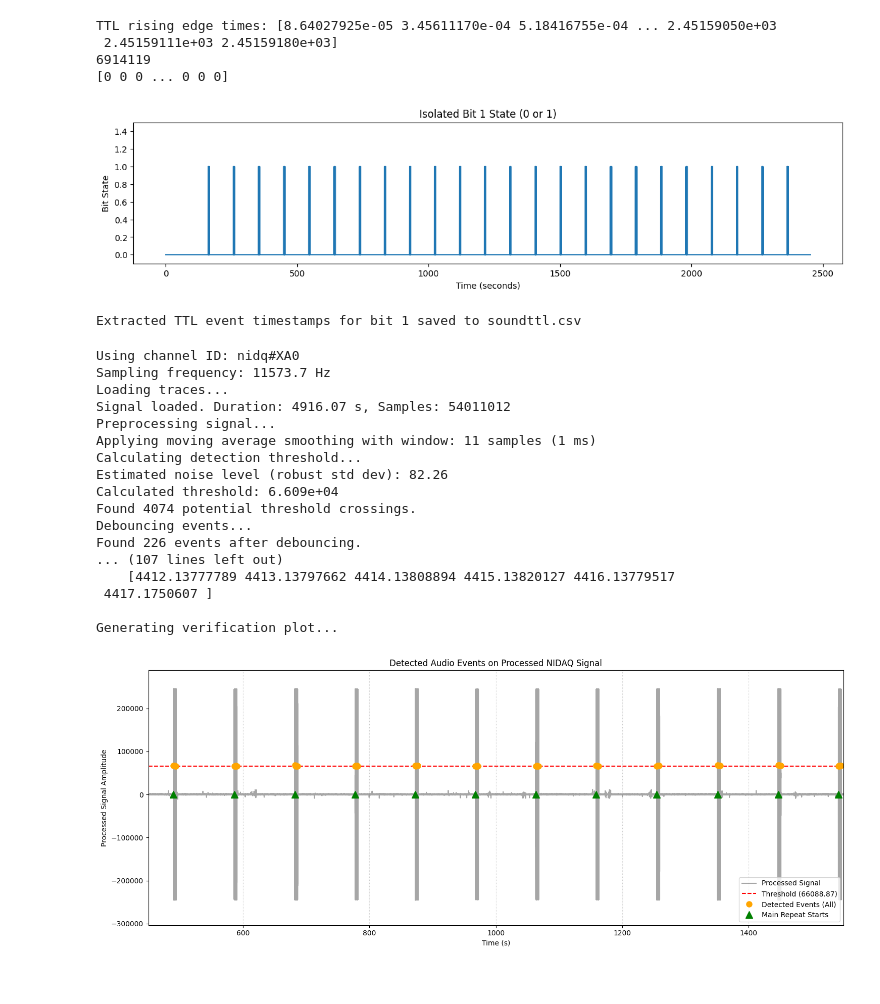
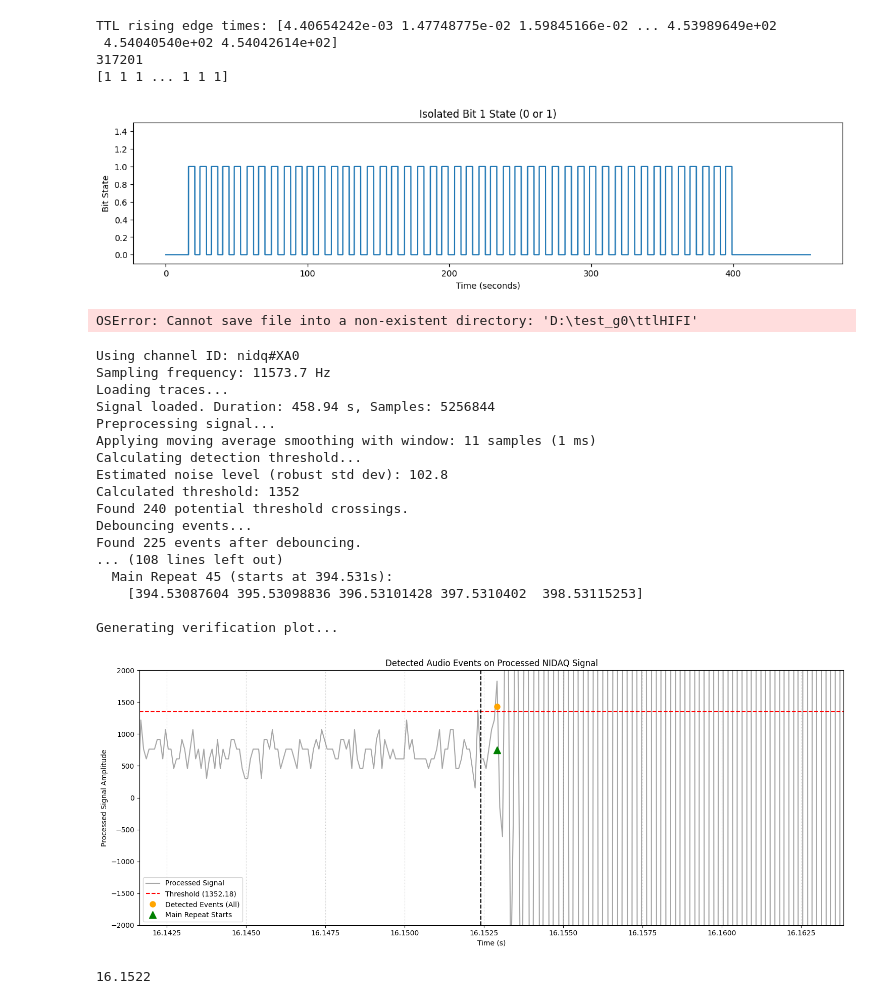
Before and after one commit to FlorianFrei/Phd_Letzkus, a Jupyter notebook: TTL_timing.ipynb, the cells around one changed output. Cells and saved outputs as stored; diff of their text form; code cells hidden in the pictures.

```diff
--- a/TTL_timing.ipynb
+++ b/TTL_timing.ipynb
@@ -9,7 +9,10 @@ import pandas as pd
 
 
 
-basefolder="D:/3556-17/3556-17_recall_g0"
+basefolder=r"D:\3198-51_g1"
+base_path = Path(basefolder)
+
+
 
 
 event =  si.read_spikeglx(basefolder, stream_id='nidq', load_sync_channel=False)
@@ -234,20 +240,20 @@ def extract_ttl_from_bit(digital_word, bit, sampling_rate, min_gap_s=5.0):
 
 
 bits_to_extract = [1]
-extract_and_save_ttl_events(event , bits_to_extract, "D:/3556-17/3556-17_recall_g0/Meta/")
+extract_and_save_ttl_events(event , bits_to_extract, base_path / 'ttlHIFI')
 # %% [output]
-TTL rising edge times: [8.64027925e-05 3.45611170e-04 5.18416755e-04 ... 2.45159050e+03
- 2.45159111e+03 2.45159180e+03]
-6914119
-[0 0 0 ... 0 0 0]
+TTL rising edge times: [4.40654242e-03 1.47748775e-02 1.59845166e-02 ... 4.53989649e+02
+ 4.54040540e+02 4.54042614e+02]
+317201
+[1 1 1 ... 1 1 1]
-[figure, old version]
+[figure, new version]
-Extracted TTL event timestamps for bit 1 saved to soundttl.csv
+OSError: Cannot save file into a non-existent directory: 'D:\test_g0\ttlHIFI'
 # %%
 import spikeinterface as si
 import spikeinterface.extractors as se
 import numpy as np
 import matplotlib.pyplot as plt
-
+recording = event
 # --- Parameters ---
 # Adjust these based on your signal characteristics and sampling frequency
 
@@ -255,14 +261,14 @@ import matplotlib.pyplot as plt
 smoothing_window_ms = 1  # Smoothing window in milliseconds (adjust as needed, 0 to disable)
 
 # Detection
-threshold_factor = 800 # How many times above noise level to set threshold (adjust based on SNR)
+threshold_factor = 6 # How many times above noise level to set threshold (adjust based on SNR)
 debounce_interval_ms = 600 # Minimum time between detected events (ms) - should be < 500ms
 
 # Hierarchy Identification
-expected_sub_repeat_interval_s = 0.9 # Expected time between sub-repeats (seconds)
-sub_repeat_interval_tolerance_s = 0.2 # Tolerance for sub-repeat interval (seconds)
+expected_sub_repeat_interval_s = 0.99 # Expected time between sub-repeats (seconds)
+sub_repeat_interval_tolerance_s = 0.1 # Tolerance for sub-repeat interval (seconds)
 # Assume gap between main repeats is significantly larger than sub-repeat gap + tolerance
-main_repeat_separation_threshold_s = 50 # e.g., > 0.8s
+main_repeat_separation_threshold_s = 3 # e.g., > 0.8s
 
 # --- Assume 'recording' is your loaded SpikeInterface Recording object ---
 # Example loading (replace with your actual loading code)
@@ -311,7 +317,7 @@ else:
     raise ValueError("Recording has no channels!")
 
 # Ensure we work with a single channel recording view
-recording_ch = recording.channel_slice([channel_id_to_use])
+recording_ch = recording.select_channels([channel_id_to_use])
 
 # --- Get Signal Data ---
 fs = recording_ch.get_sampling_frequency()
@@ -320,7 +326,7 @@ print(f"Sampling frequency: {fs} Hz")
 # Process in chunks if the recording is very long to avoid memory issues
 # For simplicity, loading all at once here. Adapt if needed.
 print("Loading traces...")
-signal = recording_ch.get_traces(segment_index=0, return_scaled=True).flatten()
+signal = recording_ch.get_traces(segment_index=0, return_in_uV=True).flatten()
 times = recording_ch.get_times(segment_index=0)
 print(f"Signal loaded. Duration: {times[-1]:.2f} s, Samples: {len(signal)}")
 
@@ -437,44 +443,53 @@ plt.axhline(threshold, color='r', linestyle='--', label=f'Threshold ({threshold:
 
 # Plot detected events (all after debouncing)
 plt.plot(event_times, processed_signal[event_indices], 'o', color='orange', markersize=8, label='Detected Events (All)')
 
 # Mark main repeat starts differently
 if len(main_repeat_start_times) > 0:
      main_repeat_indices = np.searchsorted(times, main_repeat_start_times)
      # Clip indices to be within bounds
      main_repeat_indices = np.clip(main_repeat_indices, 0, len(processed_signal) - 1)
      plt.plot(main_repeat_start_times, processed_signal[main_repeat_indices], '^', color='green', markersize=10, label='Main Repeat Starts')
 
 
 plt.title('Detected Audio Events on Processed NIDAQ Signal')
 plt.xlabel('Time (s)')
 plt.ylabel('Processed Signal Amplitude')
 plt.legend()
+plt.axvline(16.15240, color='black', linestyle='--', label='Stimulus onset')
 plt.grid(True, axis='x', linestyle=':', alpha=0.7)
 # Optional: Zoom into a specific time range if needed
-plt.xlim(450, 1550)
-#plt.ylim(-3000,3000)
+plt.xlim(16.14164		,16.16384		)
+plt.ylim(-2000,2000)
 plt.tight_layout()
 plt.show()
+
+
+gg = pd.DataFrame({'main_rep': main_repeat_start_times})
+
+gg.to_csv(base_path / "Main_repet.csv")
+
+0.0002+1.6152e1
 # %% [output]
 Using channel ID: nidq#XA0
 Sampling frequency: 11573.7 Hz
 Loading traces...
-Signal loaded. Duration: 4916.07 s, Samples: 54011012
+Signal loaded. Duration: 458.94 s, Samples: 5256844
 Preprocessing signal...
 Applying moving average smoothing with window: 11 samples (1 ms)
 Calculating detection threshold...
-Estimated noise level (robust std dev): 82.26
-Calculated threshold: 6.609e+04
-Found 4074 potential threshold crossings.
+Estimated noise level (robust std dev): 102.8
+Calculated threshold: 1352
+Found 240 potential threshold crossings.
 Debouncing events...
-Found 226 events after debouncing.
-... (107 lines left out)
-    [4412.13777789 4413.13797662 4414.13808894 4415.13820127 4416.13779517
- 4417.1750607 ]
+Found 225 events after debouncing.
+... (108 lines left out)
+  Main Repeat 45 (starts at 394.531s):
+    [394.53087604 395.53098836 396.53101428 397.5310402  398.53115253]
 
 Generating verification plot...
-[figure, old version]
+[figure, new version]
+16.1522
 # %%
 import pandas as pd # Add this import at the top of your script if not already there
 import os # To handle file paths
```
Also changed, not shown: parts of 6 cells of this notebook, 9 other files.
